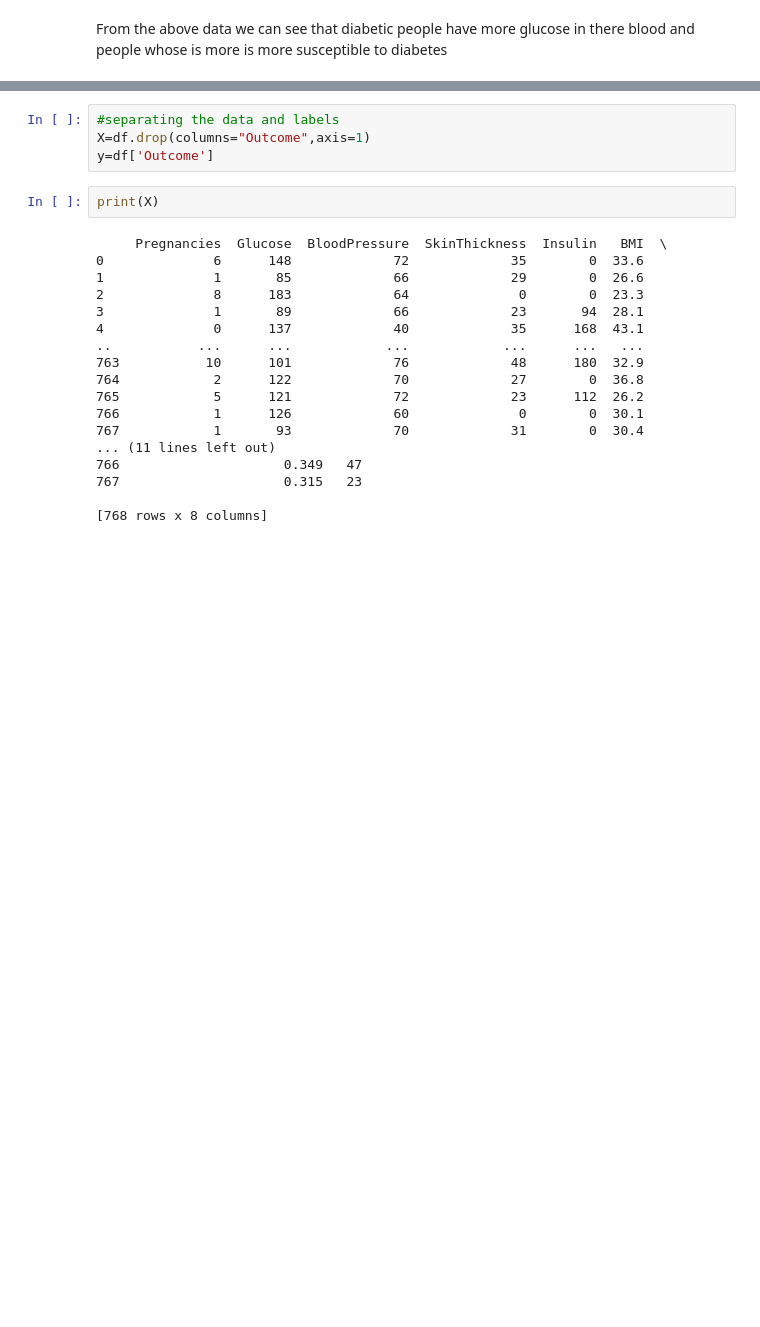
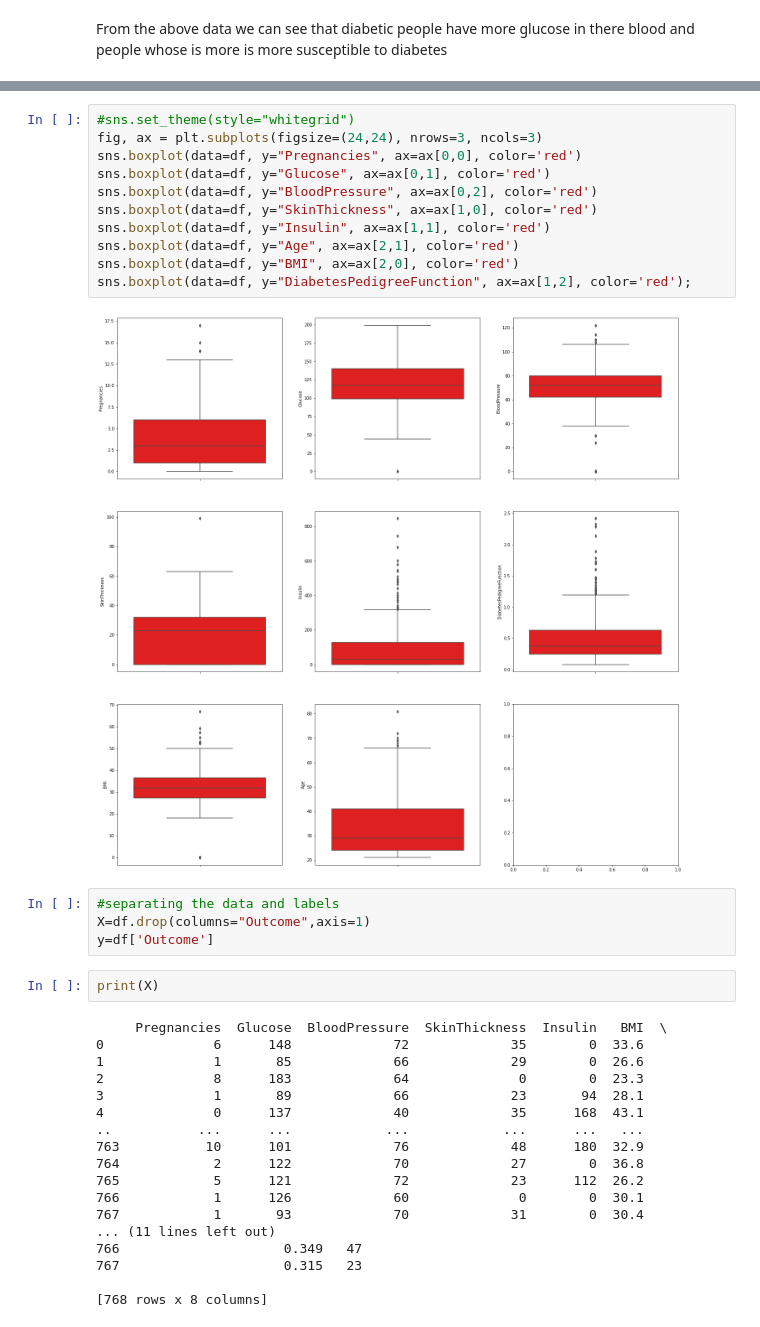
Before and after one commit to jainendrakr26/Diabetes_prediction, a Jupyter notebook: PIMA_Diabetes.ipynb, the cells around one changed output, grey strips where cells are left out. Saved outputs shown, nothing was run; the diff lists cells and outputs as text; blank space fills up the shorter version.

```diff
--- a/PIMA_Diabetes.ipynb
+++ b/PIMA_Diabetes.ipynb
@@ -97,3 +107,16 @@ From the above data we can see that diabetic people have more glucose in there b
+# %%
+#sns.set_theme(style="whitegrid")
+fig, ax = plt.subplots(figsize=(24,24), nrows=3, ncols=3)
+sns.boxplot(data=df, y="Pregnancies", ax=ax[0,0], color='red')
+sns.boxplot(data=df, y="Glucose", ax=ax[0,1], color='red')
+sns.boxplot(data=df, y="BloodPressure", ax=ax[0,2], color='red')
+sns.boxplot(data=df, y="SkinThickness", ax=ax[1,0], color='red')
+sns.boxplot(data=df, y="Insulin", ax=ax[1,1], color='red')
+sns.boxplot(data=df, y="Age", ax=ax[2,1], color='red')
+sns.boxplot(data=df, y="BMI", ax=ax[2,0], color='red')
+sns.boxplot(data=df, y="DiabetesPedigreeFunction", ax=ax[1,2], color='red');
+# %% [output]
+[figure, added]
 # %%
 #separating the data and labels
 X=df.drop(columns="Outcome",axis=1)
```
Also changed, not shown: parts of 11 cells of this notebook.
